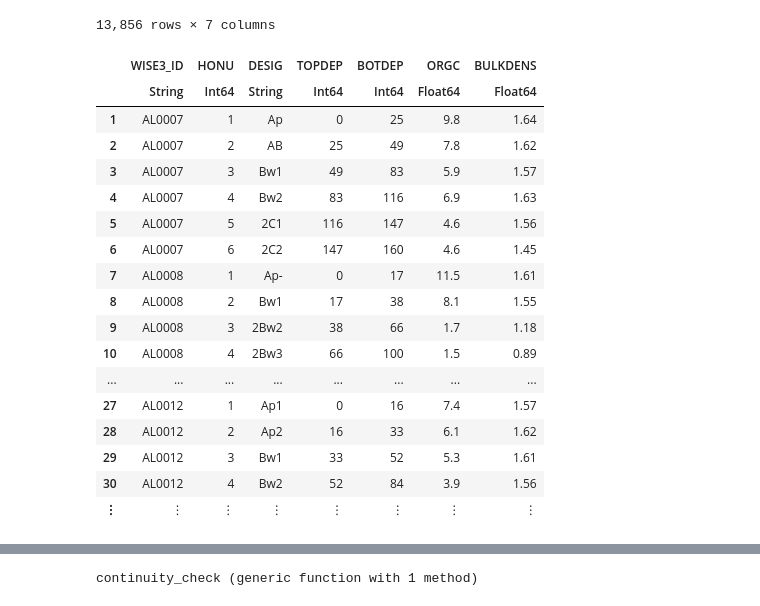
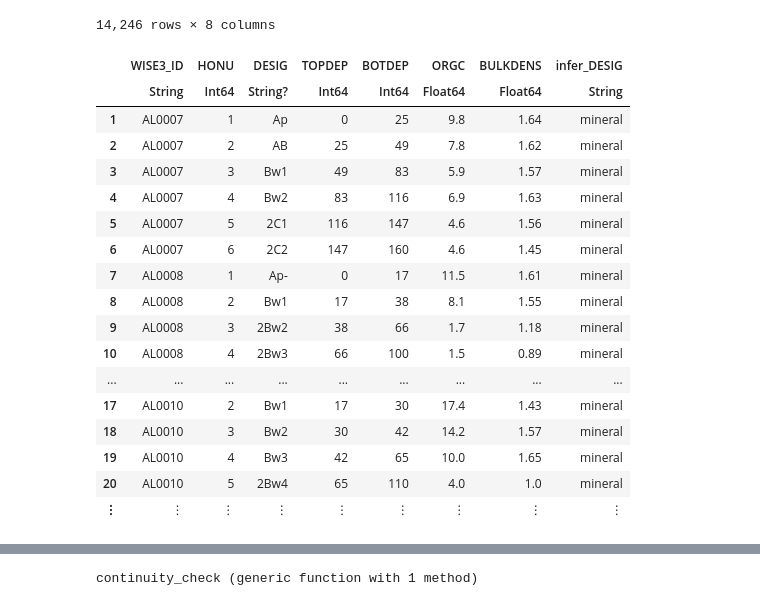
Before and after one commit to danvinci/soil_nb, a Jupyter notebook: orgc_storage_ISRIC_WISE.ipynb, the cells around one changed output, grey strips where cells are left out. Drawn from its saved outputs; the diff is of its cells as text; code cells hidden in the pictures.

Commit message:
Soil designation + clipping

```diff
--- a/orgc_storage_ISRIC_WISE.ipynb
+++ b/orgc_storage_ISRIC_WISE.ipynb
@@ -37,49 +92,50 @@ First pass cleaning:
 # %%
+#general clean-up
 df_hz = df_horizon_orig |>
-    #pick only relevant columns
-    @select(:WISE3_ID,:HONU,:DESIG,:TOPDEP,:BOTDEP,:ORGC,:BULKDENS) |>
+#pick only relevant columns
+@select(:WISE3_ID,:HONU,:DESIG,:TOPDEP,:BOTDEP,:ORGC,:BULKDENS) |>
 
-    #drop layers we can't have missing values for
-    @dropna(:BULKDENS,:ORGC,:TOPDEP,:BOTDEP) |>
+#drop layers we can't have missing values for
+@dropna(:BULKDENS,:ORGC,:TOPDEP,:BOTDEP) |>
 
-    #includes only layers with bot_depth greater than top_depth
-    @filter(_.BOTDEP > _.TOPDEP) |>
+#includes only layers with bot_depth greater than top_depth
+@filter(_.BOTDEP > _.TOPDEP) |>
 
-    #filters out organic layers (missings -> Z, keep if neither 'O' or 'o' in DESIG)
-    @replacena(:DESIG=>"Z") |>
-    @filter(!occursin("O",_.DESIG) && !occursin("o",_.DESIG)) |>
+#parse ORGC values and keep only non-negative ones
+@mutate(ORGC = replace(_.ORGC,','=>'.')) |>
+@mutate(ORGC = parse(Float64, _.ORGC)) |>
+@filter(_.ORGC >= 0) |>
 
-    #parse ORGC values and keep only non-negative ones
-    @mutate(ORGC = replace(_.ORGC,','=>'.')) |>
-    @mutate(ORGC = parse(Float64, _.ORGC)) |>
-    @filter(_.ORGC >= 0) |>
+#parse BULKDENS values and keep only positive ones
+@mutate(BULKDENS = replace(_.BULKDENS,','=>'.')) |>
+@mutate(BULKDENS = parse(Float64, _.BULKDENS)) |>
+@filter(_.BULKDENS > 0) |>
 
-    #parse BULKDENS values and keep only positive ones
-    @mutate(BULKDENS = replace(_.BULKDENS,','=>'.')) |>
-    @mutate(BULKDENS = parse(Float64, _.BULKDENS)) |>
-    @filter(_.BULKDENS > 0) |>
+#add column with inferred layer designation
+@mutate(infer_DESIG = infer_designation(get(_.DESIG,""),_.BULKDENS)) |>
 
-    #keep only unique values
-    @unique() |>
+#keep only unique layers
+@unique() |>
 
-    DataFrame #13856 layers
+
+DataFrame
 # %% [output]
-13,856 rows × 7 columns
+14,246 rows × 8 columns
-|  | WISE3_ID | HONU | DESIG | TOPDEP | BOTDEP | ORGC | BULKDENS |
-|  | String | Int64 | String | Int64 | Int64 | Float64 | Float64 |
-| 1 | AL0007 | 1 | Ap | 0 | 25 | 9.8 | 1.64 |
-| 2 | AL0007 | 2 | AB | 25 | 49 | 7.8 | 1.62 |
-| 3 | AL0007 | 3 | Bw1 | 49 | 83 | 5.9 | 1.57 |
-| 4 | AL0007 | 4 | Bw2 | 83 | 116 | 6.9 | 1.63 |
-| 5 | AL0007 | 5 | 2C1 | 116 | 147 | 4.6 | 1.56 |
-| 6 | AL0007 | 6 | 2C2 | 147 | 160 | 4.6 | 1.45 |
-| 7 | AL0008 | 1 | Ap- | 0 | 17 | 11.5 | 1.61 |
-| 8 | AL0008 | 2 | Bw1 | 17 | 38 | 8.1 | 1.55 |
-| 9 | AL0008 | 3 | 2Bw2 | 38 | 66 | 1.7 | 1.18 |
-| 10 | AL0008 | 4 | 2Bw3 | 66 | 100 | 1.5 | 0.89 |
-| ... | ... | ... | ... | ... | ... | ... | ... |
-| 27 | AL0012 | 1 | Ap1 | 0 | 16 | 7.4 | 1.57 |
-| 28 | AL0012 | 2 | Ap2 | 16 | 33 | 6.1 | 1.62 |
-| 29 | AL0012 | 3 | Bw1 | 33 | 52 | 5.3 | 1.61 |
-| 30 | AL0012 | 4 | Bw2 | 52 | 84 | 3.9 | 1.56 |
-| ⋮ | ⋮ | ⋮ | ⋮ | ⋮ | ⋮ | ⋮ | ⋮ |
+|  | WISE3_ID | HONU | DESIG | TOPDEP | BOTDEP | ORGC | BULKDENS | infer_DESIG |
+|  | String | Int64 | String? | Int64 | Int64 | Float64 | Float64 | String |
+| 1 | AL0007 | 1 | Ap | 0 | 25 | 9.8 | 1.64 | mineral |
+| 2 | AL0007 | 2 | AB | 25 | 49 | 7.8 | 1.62 | mineral |
+| 3 | AL0007 | 3 | Bw1 | 49 | 83 | 5.9 | 1.57 | mineral |
+| 4 | AL0007 | 4 | Bw2 | 83 | 116 | 6.9 | 1.63 | mineral |
+| 5 | AL0007 | 5 | 2C1 | 116 | 147 | 4.6 | 1.56 | mineral |
+| 6 | AL0007 | 6 | 2C2 | 147 | 160 | 4.6 | 1.45 | mineral |
+| 7 | AL0008 | 1 | Ap- | 0 | 17 | 11.5 | 1.61 | mineral |
+| 8 | AL0008 | 2 | Bw1 | 17 | 38 | 8.1 | 1.55 | mineral |
+| 9 | AL0008 | 3 | 2Bw2 | 38 | 66 | 1.7 | 1.18 | mineral |
+| 10 | AL0008 | 4 | 2Bw3 | 66 | 100 | 1.5 | 0.89 | mineral |
+| ... | ... | ... | ... | ... | ... | ... | ... | ... |
+| 17 | AL0010 | 2 | Bw1 | 17 | 30 | 17.4 | 1.43 | mineral |
+| 18 | AL0010 | 3 | Bw2 | 30 | 42 | 14.2 | 1.57 | mineral |
+| 19 | AL0010 | 4 | Bw3 | 42 | 65 | 10.0 | 1.65 | mineral |
+| 20 | AL0010 | 5 | 2Bw4 | 65 | 110 | 4.0 | 1.0 | mineral |
+| ⋮ | ⋮ | ⋮ | ⋮ | ⋮ | ⋮ | ⋮ | ⋮ | ⋮ |
```
Also changed, not shown: parts of 49 cells of this notebook.
